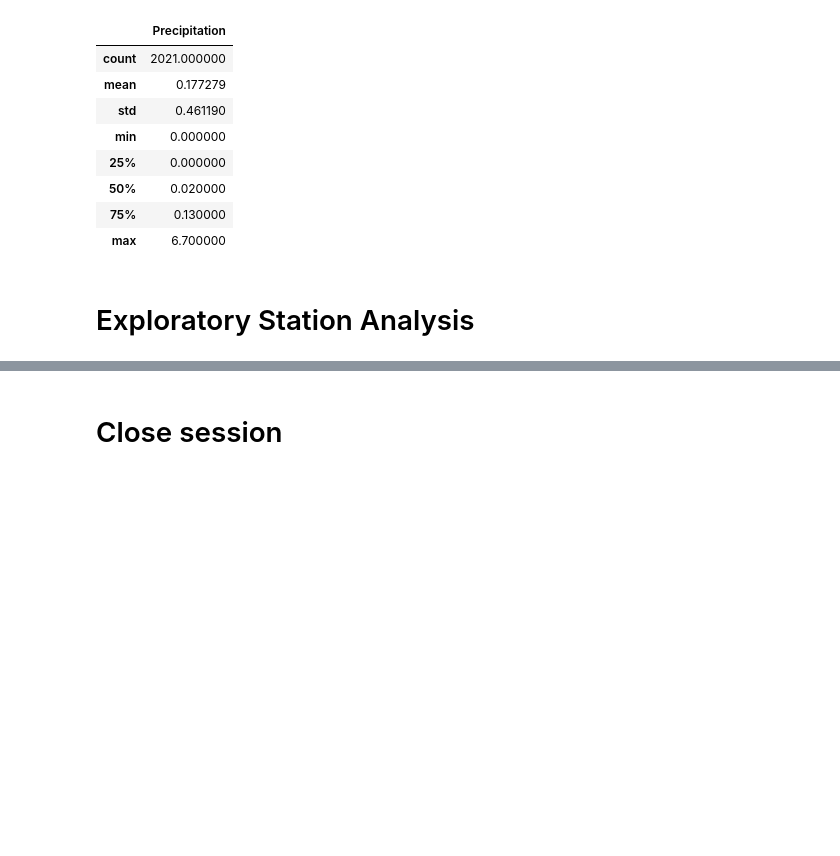
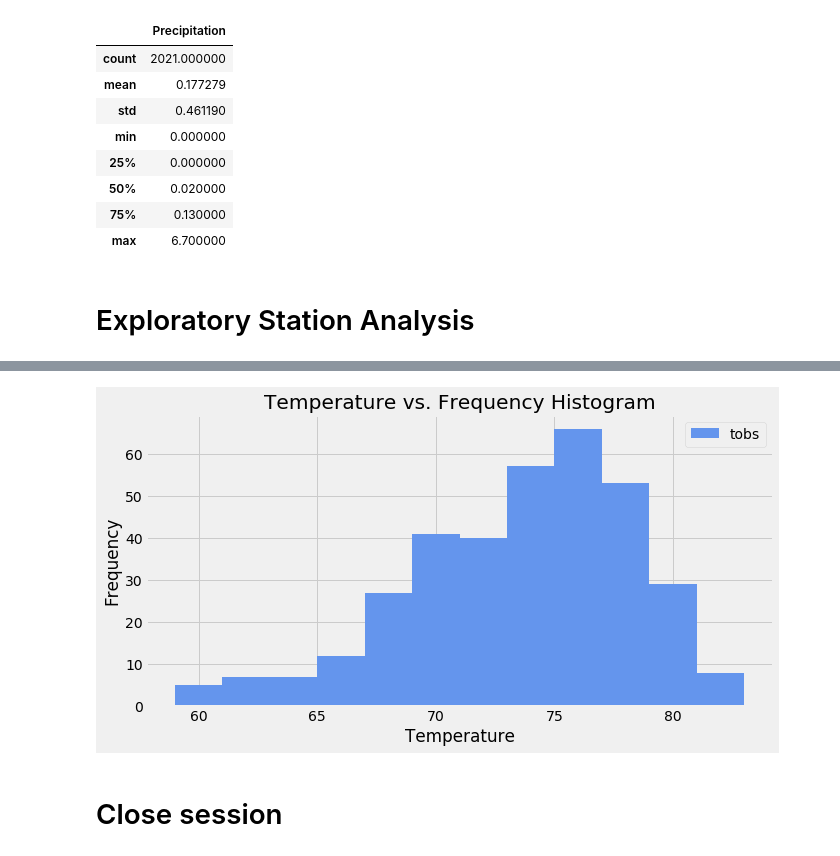
Before and after one commit to brittanyaylia/climate-analysis, a Jupyter notebook: climate.ipynb, the cells around one changed output, grey strips where cells are left out. Saved outputs shown, nothing was run; the diff lists cells and outputs as text; code cells hidden in the pictures; blank space fills up the shorter version.

Commit message:
completed station analysis

```diff
--- a/climate.ipynb
+++ b/climate.ipynb
@@ -120,3 +150,11 @@ updated_df.describe()
 # %%
 # Using the most active station id
 # Query the last 12 months of temperature observation data for this station and plot the results as a histogram
+
+t_data = session.query(measurement.tobs).\
+    filter(measurement.date >= one_year).\
+    filter(measurement.station == "USC00519281").\
+    order_by(measurement.date).all()
+
+t_data_df = pd.DataFrame(t_data, columns=["tobs"])
+t_data_df
@@ -123,3 +175,12 @@ updated_df.describe()
+# %%
+# Plot the Results as a Histogram with `bins=12`
+t_data_df.plot.hist(bins=12, title="Temperature vs. Frequency Histogram", figsize=(10,5), color="cornflowerblue")
+plt.xlabel("Temperature")
+plt.legend(loc="upper right")
+
+plt.show()
+# %% [output]
+[figure, added]
 # %% [markdown]
 # Close session
 # %%
```
Also changed, not shown: parts of 4 cells of this notebook.
